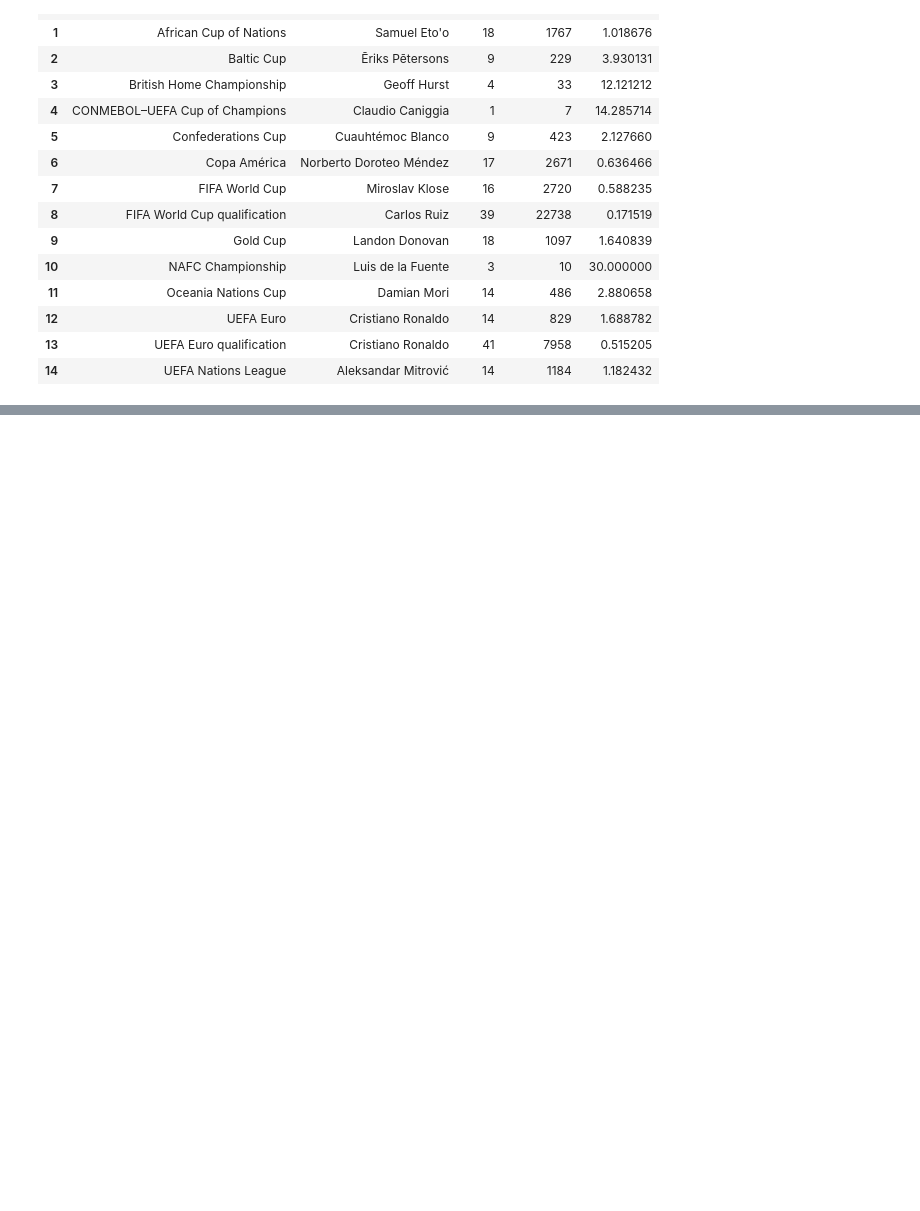
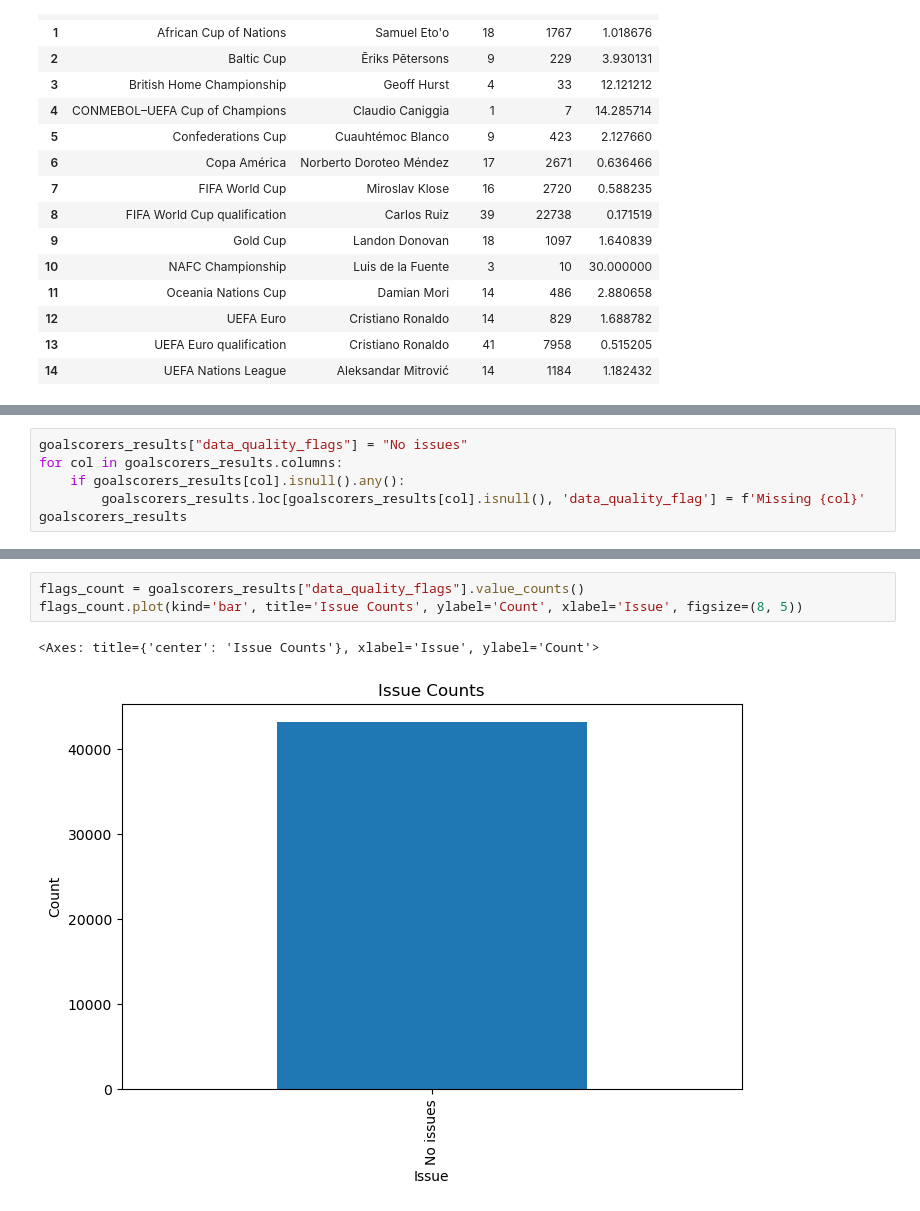
Before and after one commit to Alex-Drysdale/Lilly-Data-Engineering, a Jupyter notebook: results_analysis.ipynb, the cells around one changed output, grey strips where cells are left out. Saved outputs shown, nothing was run; the diff lists cells and outputs as text; blank space fills up the shorter version.

Commit message:
additions to results notebook

```diff
--- a/results_analysis.ipynb
+++ b/results_analysis.ipynb
@@ -375,0 +387,6 @@ top_scorer_with_percentage.to_csv("top_scorer_with_percentage.csv", index=False)
+# %%
+goalscorers_results["data_quality_flags"] = "No issues"
+for col in goalscorers_results.columns:
+    if goalscorers_results[col].isnull().any():
+        goalscorers_results.loc[goalscorers_results[col].isnull(), 'data_quality_flag'] = f'Missing {col}'
+goalscorers_results
@@ -375,0 +407,6 @@ top_scorer_with_percentage.to_csv("top_scorer_with_percentage.csv", index=False)
+# %%
+flags_count = goalscorers_results["data_quality_flags"].value_counts()
+flags_count.plot(kind='bar', title='Issue Counts', ylabel='Count', xlabel='Issue', figsize=(8, 5))
+# %% [output]
+<Axes: title={'center': 'Issue Counts'}, xlabel='Issue', ylabel='Count'>
+[figure, added]
```
Also changed, not shown: parts of 14 cells of this notebook.
